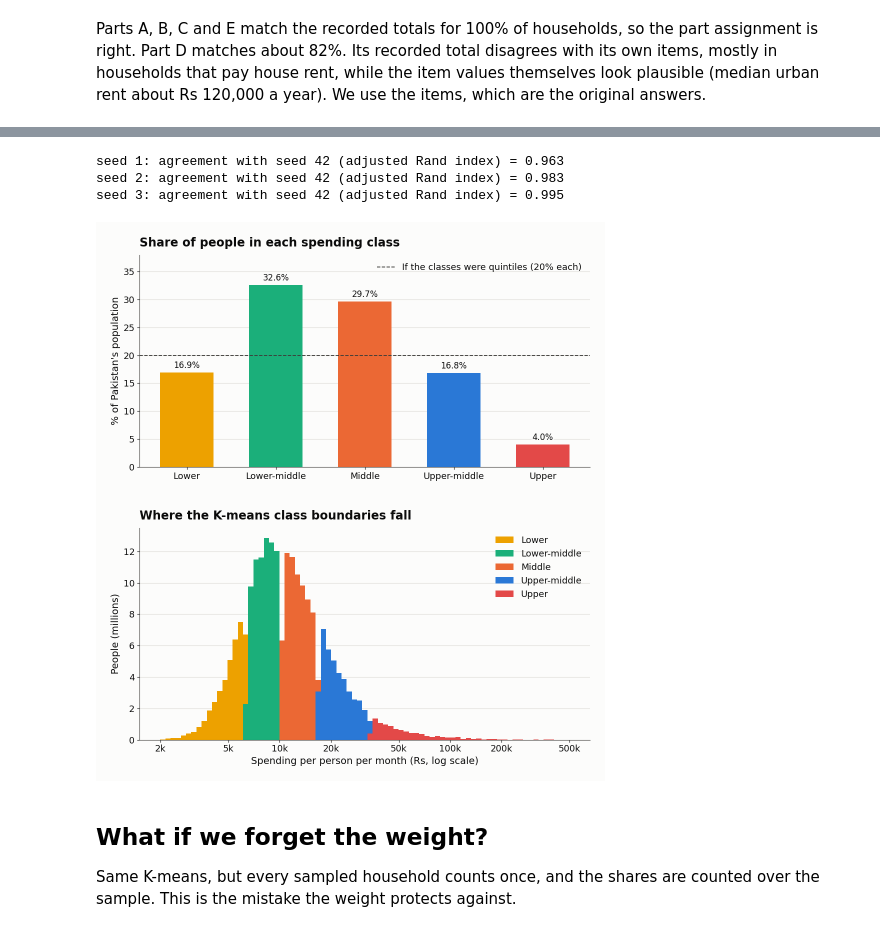
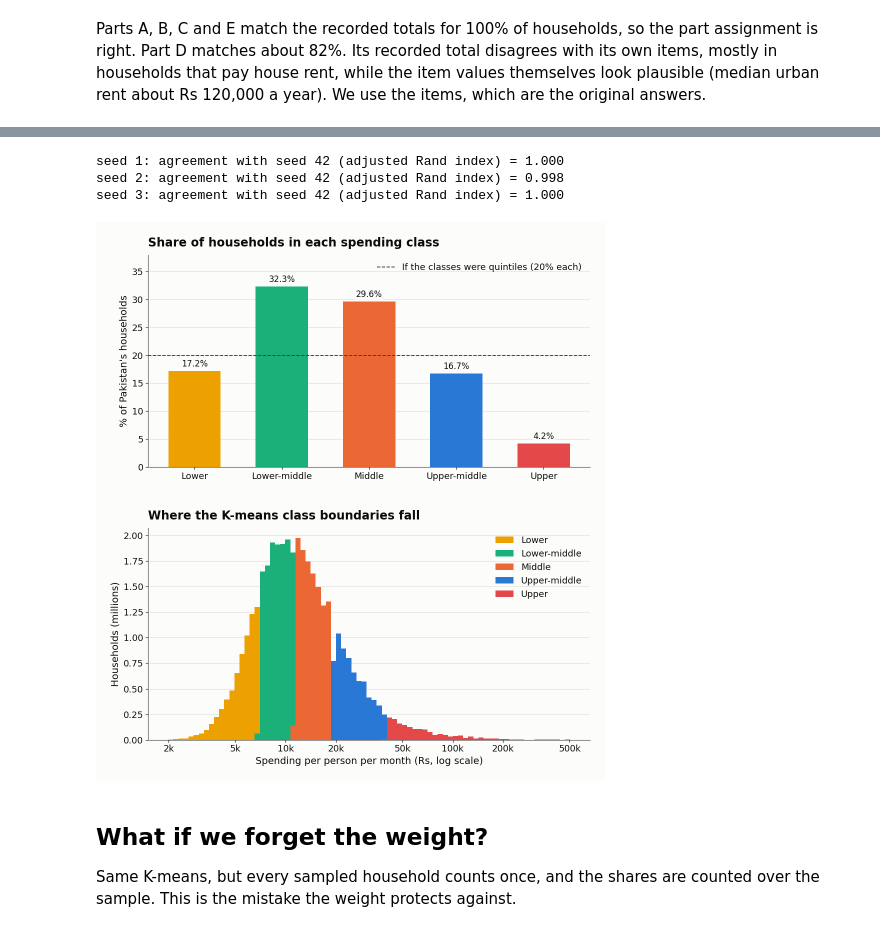
Before and after one commit to Khalid-Siddiqi/GUTECH-PSLM-Project, a Jupyter notebook: Khalid's Work/1_social_classes/social_classes_kmeans_knn.ipynb, the cells around one changed output, grey strips where cells are left out. Saved outputs shown, nothing was run; the diff lists cells and outputs as text; code cells hidden in the pictures.

```diff
--- a/Khalid's Work/1_social_classes/social_classes_kmeans_knn.ipynb
+++ b/Khalid's Work/1_social_classes/social_classes_kmeans_knn.ipynb
@@ -214,12 +224,33 @@ K-means looks for 5 groups where households inside each group spend as similarly
 # %%
 X_level = np.log(hh[["per_person"]].to_numpy())
 
+def kmeans_fit(X, sample_weight, seed=42):
+    """Weighted K-means with 5 clusters. Returns class 1-5 (1 = lowest centre) and the sorted centres."""
+    # tol=0 runs every start to full convergence; n_init=50 starts, keep the best (lowest within-class spread).
+    # Without this, K-means stops early and the cut points move by 1-2% from one random seed to another.
+    km = KMeans(n_clusters=5, n_init=50, tol=0, max_iter=3000, random_state=seed).fit(X, sample_weight=sample_weight)
+    order = np.argsort(km.cluster_centers_[:, 0])
+    rank = np.argsort(order)                                     # cluster with lowest centre -> class 1
+    return rank[km.labels_] + 1, km.cluster_centers_[order, 0]
+
 def kmeans_classes(X, sample_weight, seed=42):
-    km = KMeans(n_clusters=5, n_init=20, random_state=seed).fit(X, sample_weight=sample_weight)
-    rank = np.argsort(np.argsort(km.cluster_centers_[:, 0]))   # cluster with lowest centre -> class 1
-    return rank[km.labels_] + 1
+    return kmeans_fit(X, sample_weight, seed)[0]
 
-hh["class_A"] = kmeans_classes(X_level, hh.people_w)
+def cut_table(centres, values, classes):
+    """Centres and cut points in rupees. Cut = halfway between neighbouring centres, in logs."""
+    cuts = np.exp((centres[:-1] + centres[1:]) / 2)
+    t = pd.DataFrame({"class": NAMES,
+                      "centre (Rs/person/month)": np.exp(centres),
+                      "lower cut (Rs)": np.r_[np.nan, cuts],
+                      "upper cut (Rs)": np.r_[cuts, np.nan]})
+    # check: the cut points reproduce the K-means labels exactly
+    by_cut = np.searchsorted(cuts, values, side="right") + 1
+    print(f"Households where 'apply the cut points' = K-means class: {(by_cut == classes).mean() * 100:.2f}%")
+    return t.round(0)
+
+hh["class_A"], centres_A = kmeans_fit(X_level, hh.weight)
 test_a = summary("class_A")
-test_a
+display(test_a)
+cuts_A = cut_table(centres_A, hh.per_person.to_numpy(), hh.class_A.to_numpy())
+cuts_A
 # %% [output]
@@ -233,43 +271,43 @@ test_a
 # %%
 # Stability: does a different random start give the same classes?
 for seed in [1, 2, 3]:
-    other = kmeans_classes(X_level, hh.people_w, seed=seed)
+    other = kmeans_classes(X_level, hh.weight, seed=seed)
     print(f"seed {seed}: agreement with seed 42 (adjusted Rand index) = {adjusted_rand_score(hh.class_A, other):.3f}")
 # %% [output]
-seed 1: agreement with seed 42 (adjusted Rand index) = 0.963
-seed 2: agreement with seed 42 (adjusted Rand index) = 0.983
-seed 3: agreement with seed 42 (adjusted Rand index) = 0.995
+seed 1: agreement with seed 42 (adjusted Rand index) = 1.000
+seed 2: agreement with seed 42 (adjusted Rand index) = 0.998
+seed 3: agreement with seed 42 (adjusted Rand index) = 1.000
 # %%
 fig, axes = plt.subplots(2, 1, figsize=(10, 11))
 
 ax = axes[0]
-share = test_a["% of people"].to_numpy()
+share = test_a["% of households"].to_numpy()
 bars = ax.bar(test_a["class"], share, color=CLASS_COLORS, width=0.6)
 ax.set_ylim(0, 38)
 ax.axhline(20, color=INK_2, lw=1.3, ls="--", label="If the classes were quintiles (20% each)")
 label_bars(ax, bars, "{:.1f}%")
-style(ax, "% of Pakistan's population")
-ax.set_title("Share of people in each spending class")
+style(ax, "% of Pakistan's households")
+ax.set_title("Share of households in each spending class")
 ax.legend(frameon=False, loc="upper right")
 
 ax = axes[1]
 bins = np.logspace(np.log10(hh.per_person.min()), np.log10(hh.per_person.max()), 80)
 for k in range(1, 6):
     d = hh[hh.class_A == k]
-    ax.hist(d.per_person, bins=bins, weights=d.people_w / 1e6, color=CLASS_COLORS[k - 1], label=CLASS_NAMES[k])
+    ax.hist(d.per_person, bins=bins, weights=d.weight / 1e6, color=CLASS_COLORS[k - 1], label=CLASS_NAMES[k])
 ax.set_xscale("log")
 ticks = [2000, 5000, 10000, 20000, 50000, 100000, 200000, 500000]
 ax.set_xticks(ticks, [f"{t // 1000}k" for t in ticks]); ax.minorticks_off()
 ax.set_xlabel("Spending per person per month (Rs, log scale)")
-style(ax, "People (millions)")
+style(ax, "Households (millions)")
 ax.set_title("Where the K-means class boundaries fall")
 ax.legend(frameon=False, loc="upper right")
 
 plt.tight_layout(h_pad=3)
 plt.savefig(OUT + "test_a_classes.png")
 plt.show()
 # %% [output]
-[figure, old version]
+[figure, new version]
 # %% [markdown]
 ## What if we forget the weight?
 
```
Also changed, not shown: parts of 21 cells of this notebook, 23 other files.
